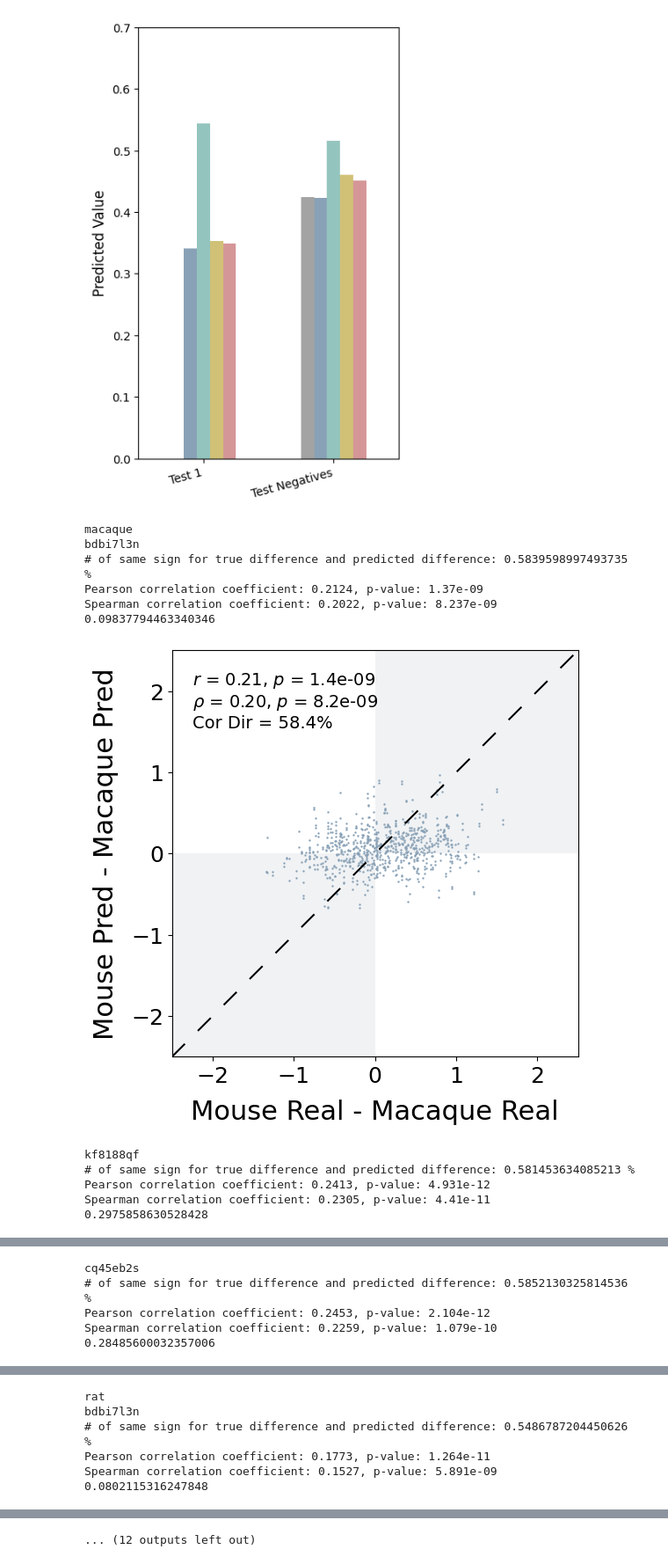
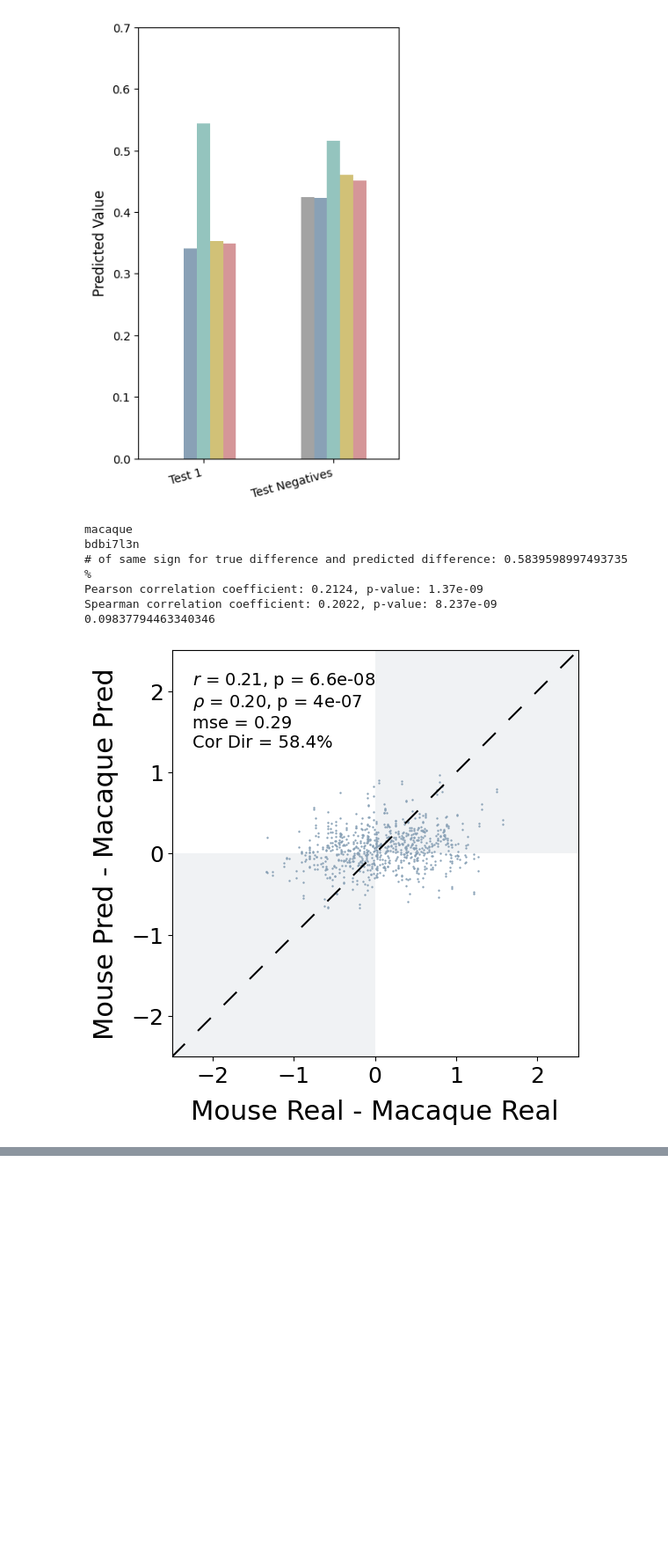
Before and after one commit to KaplowLab/liverRegression, a Jupyter notebook: notebooks/figs1.ipynb, the cells around one changed output, grey strips where cells are left out. Shown at 88% size. Drawn from its saved outputs; the diff is of its cells as text; code cells hidden in the pictures; blank space fills up the shorter version.

```diff
--- a/notebooks/figs1.ipynb
+++ b/notebooks/figs1.ipynb
@@ -108,13 +129,25 @@ plt.figure(figsize=(6, 4.8))
 
 for species, path in files.items():
     df = pd.read_csv(path, header=None, sep='\t')
-    plt.hist(df[4], bins=50, alpha=0.35, label=species, color=colors[species], density=True)
+    plt.hist(df[4], bins=50, alpha=0.35, label=species, color=colors[species], density=True, edgecolor=None)
 
 plt.xlabel('Signal Strength', fontsize=16)
 plt.ylabel('Density', fontsize=16)
 plt.xticks(fontsize=12)
 plt.yticks(fontsize=12)
-plt.legend(title="Species")
+        # 'Rat': '#94c4be',
+        # 'Macaque': '#89a1b6',
+        # 'Cow': '#d1c177',
+        # 'Pig': '#d59698',
+        # 'Mouse': '#a78dc7',
+legend_handles = [
+    Patch(facecolor='#a78dc7', edgecolor='#a78dc7', label='Mouse', alpha=0.7),
+    Patch(facecolor='#89a1b6', edgecolor='#89a1b6', label='Macaque', alpha=0.7),
+    Patch(facecolor='#94c4be', edgecolor='#94c4be', label='Rat', alpha=0.7),
+    Patch(facecolor='#d1c177', edgecolor='#d1c177', label='Cow', alpha=0.7),
+    Patch(facecolor='#d59698', edgecolor='#d59698', label='Pig', alpha=0.7)
+]
+plt.legend(title="Species", handles=legend_handles)
 plt.xlim(0,4.1)
 plt.ylim(0, 1.05)
 ax=plt.gca()
@@ -122,6 +155,6 @@ for spine in plt.gca().spines.values():
     spine.set_linewidth(0.5)
 ax.tick_params(width=0.5, length=4)
 plt.tight_layout()
-plt.savefig(f"{thesis_dir}{direc}log5_overlay_density.svg", dpi=300, bbox_inches='tight')
+# plt.savefig(f"{thesis_dir}{direc}log5_overlay_density.svg", dpi=300, bbox_inches='tight')
 plt.show()
 # %% [output]
@@ -145,7 +178,7 @@ plt.figure(figsize=(6, 4.8))
 
 for species, path in files.items():
     df = pd.read_csv(path, header=None, sep='\t')
-    plt.hist(df[4], bins=50, alpha=0.35, label=species, color=colors[species], density=True)
+    plt.hist(df[4], bins=50, alpha=0.35, label=species, color=colors[species], density=True, edgecolor=None)
 
 plt.xlabel('Signal Strength', fontsize=16)
 plt.ylabel('Density', fontsize=16)
@@ -159,7 +192,7 @@ for spine in plt.gca().spines.values():
     spine.set_linewidth(0.5)
 ax.tick_params(width=0.5, length=4)
 plt.tight_layout()
-plt.savefig(f"{thesis_dir}{direc}ladder5_overlay_density.svg", dpi=300, bbox_inches='tight')
+# plt.savefig(f"{thesis_dir}{direc}ladder5_overlay_density.svg", dpi=300, bbox_inches='tight')
 plt.show()
 # %% [output]
 [figure]
@@ -841,17 +881,20 @@ See the caveats in the documentation: https://pandas.pydata.org/pandas-docs/stab
 # FOLDCHANGE
 from matplotlib.patches import Rectangle
 from sklearn.linear_model import LinearRegression
-
+def mean_squared_error(y_true, y_pred):
+    y_true = np.asarray(y_true)
+    y_pred = np.asarray(y_pred)
+    return np.mean((y_true - y_pred) ** 2)
 direc = 'foldchange/'
 
 # species = 'macaque'
 # model = 'bdbi7l3n'
 
-species_list = ['macaque', 'rat', 'cow', 'pig']
-# species_list = ['macaque']
+# species_list = ['macaque', 'rat', 'cow', 'pig']
+species_list = ['macaque']
 
-model_list = ['bdbi7l3n', 'kf8188qf', 'cq45eb2s']
-# model_list = ['bdbi7l3n']
+# model_list = ['bdbi7l3n', 'kf8188qf', 'cq45eb2s']
+model_list = ['bdbi7l3n']
 
 mouse_real_neg=pd.read_csv('/home/azstephe/liverRegression/regression_liver/data/test_splits/neg/mouse_liver_TEST_500bp.bed', sep="\t", header=None)
 mouse_real_pos=pd.read_csv('/home/azstephe/liverRegression/regression_liver/data/test_splits/log_pos/mouse_liver_TEST_500bp.bed', sep="\t", header=None)
@@ -940,6 +983,8 @@ for species in species_list:
         x = bigboss['true']
         y = bigboss['pred']
 
+        mse = mean_squared_error(x, y)
+
         r, rP, rho, rhoP = pearson_spearman(x, y)
         xlim = (-2.5, 2.5)
         ylim = (-2.5, 2.5)
@@ -959,39 +1004,34 @@ for species in species_list:
         ax.set_ylim(ylim)
         ax.set_aspect('equal')
 
-        textstr = f'$r$ = {r:.2f}, $p$ = {rP:.2g}\n$\\rho$ = {rho:.2f}, $p$ = {rhoP:.2g}\nCor Dir = {same_sign_percentage*100:.1f}%'
+        textstr = f'$r$ = {r:.2f}, p = {rP*48:.2g}\n$\\rho$ = {rho:.2f}, p = {rhoP*48:.2g}\nmse = {mse:.2f}\nCor Dir = {same_sign_percentage*100:.1f}%'
         plt.text(0.05, 0.95, textstr, transform=plt.gca().transAxes,
              fontsize=14, verticalalignment='top')
 
 
         plt.scatter(x, y, color=colors[species.capitalize()], marker='.', s=2)
         x = bigboss['true'].squeeze().values.reshape(-1, 1)
         y = bigboss['pred'].squeeze().values
 
         reg = LinearRegression().fit(x, y)
         slope = reg.coef_[0]
         intercept = reg.intercept_
         reg_line = reg.predict(x)
         # plt.plot(x, reg_line, color=super_darks[species.capitalize()], linewidth=1.2, label=f'Linear Fit (slope = {slope:.2f})')
         print(slope)
         plt.plot([-2.5, 2.5], [-2.5, 2.5], color='black', linestyle='--', label='y = x', dashes=(10, 10))
         plt.xlabel(f'Mouse Real - {species.capitalize()} Real', labelpad=10, fontsize=22)
         plt.ylabel(f'Mouse Pred - {species.capitalize()} Pred', labelpad=10, fontsize=22)
         plt.xticks(fontsize=18)
         plt.yticks(fontsize=18)
         # plt.title(f'Foldchange diff in real vs. predicted for model: {model}')
-        plt.savefig(f"{thesis_dir}{direc}{species}_{model}_quad_noregress.png", dpi=300, bbox_inches='tight')
+        # plt.savefig(f"{thesis_dir}{direc}{species}_{model}_6_10.png", dpi=300, bbox_inches='tight')
         plt.show()
 # %% [output]
 macaque
 bdbi7l3n
 # of same sign for true difference and predicted difference: 0.5839598997493735 %
 Pearson correlation coefficient: 0.2124, p-value: 1.37e-09
 Spearman correlation coefficient: 0.2022, p-value: 8.237e-09
 0.09837794463340346
-[figure, old version]
+[figure, new version]
-kf8188qf
-# of same sign for true difference and predicted difference: 0.581453634085213 %
-Pearson correlation coefficient: 0.2413, p-value: 4.931e-12
-Spearman correlation coefficient: 0.2305, p-value: 4.41e-11
-0.2975858630528428
@@ -999,5 +1037,0 @@ Spearman correlation coefficient: 0.2305, p-value: 4.41e-11
-cq45eb2s
-# of same sign for true difference and predicted difference: 0.5852130325814536 %
-Pearson correlation coefficient: 0.2453, p-value: 2.104e-12
-Spearman correlation coefficient: 0.2259, p-value: 1.079e-10
-0.28485600032357006
@@ -1005,6 +1037,0 @@ Spearman correlation coefficient: 0.2259, p-value: 1.079e-10
-rat
-bdbi7l3n
-# of same sign for true difference and predicted difference: 0.5486787204450626 %
-Pearson correlation coefficient: 0.1773, p-value: 1.264e-11
-Spearman correlation coefficient: 0.1527, p-value: 5.891e-09
-0.0802115316247848
@@ -1024 +1037,0 @@ Spearman correlation coefficient: 0.2619, p-value: 5.544e-24
-... (12 outputs left out)
```
Also changed, not shown: parts of 17 cells of this notebook, 9 other files.
